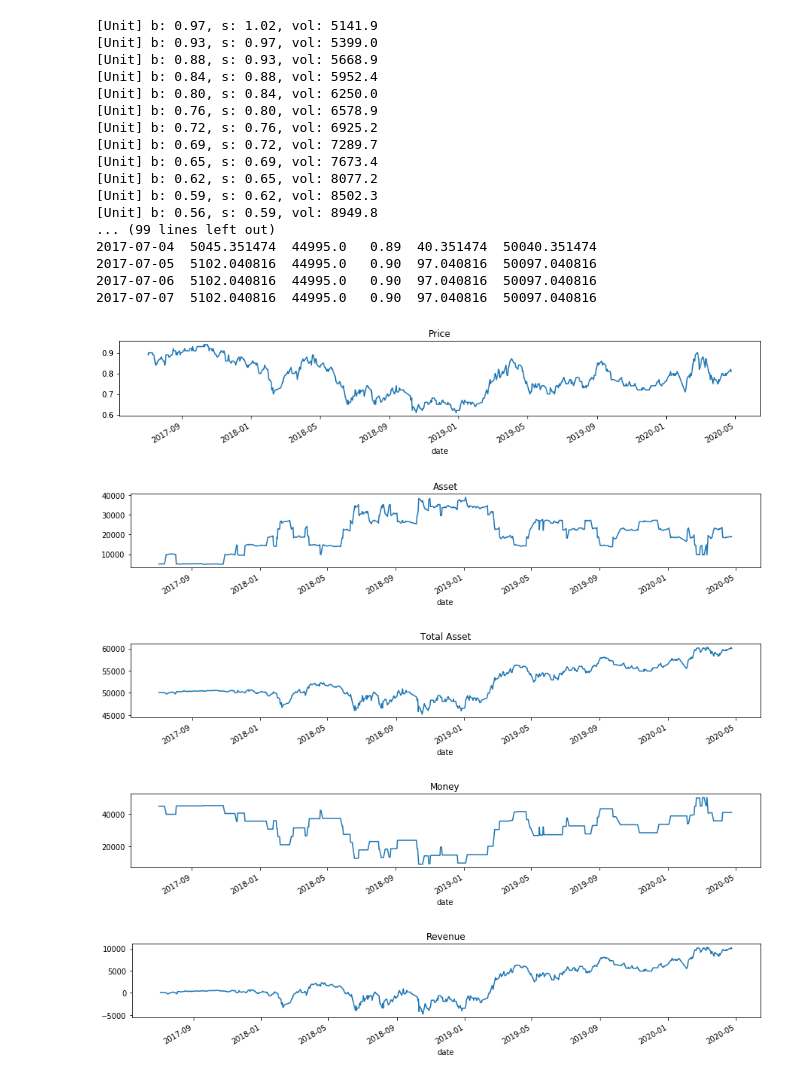
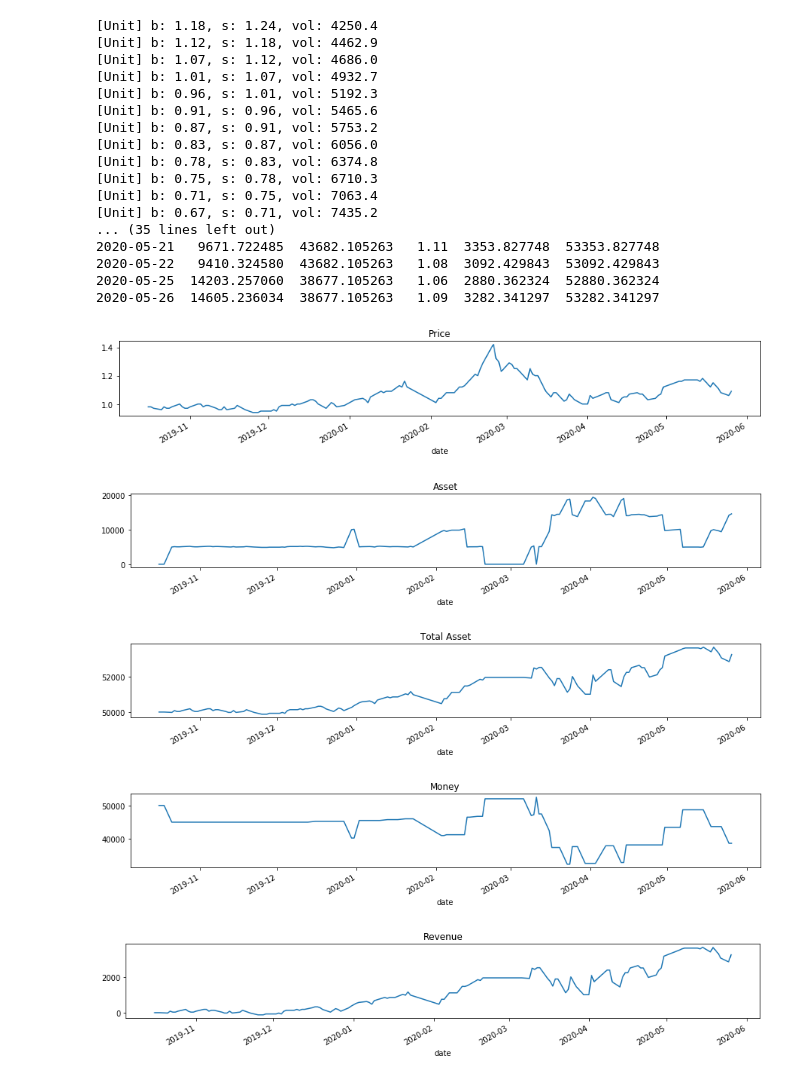
Before and after one commit to azh18/masterfisher, a Jupyter notebook: Untitled1.ipynb, the cells around one changed output. Cells and saved outputs as stored; diff of their text form; code cells hidden in the pictures.

```diff
--- a/Untitled1.ipynb
+++ b/Untitled1.ipynb
@@ -8,7 +8,7 @@ class Record:
         self.price = 0.0
 
 
-history_filename = "512200.SH.csv"
+history_filename = "512000.SH.csv"
 
 import csv
 with open(history_filename) as f:
@@ -192,54 +192,56 @@ class Record:
         self.date = date
         self.price_info = price_info
 # %%
-history_filename = "512660.SH.csv"
+stock = '515050.SH'
+
+history_filename = stock + ".csv"
 
 db = []
 
 import csv
 with open(history_filename) as f:
     cnt = 0
     reader = csv.reader(f)
     for row in reader:
         cnt += 1
         if cnt == 1:
             continue
 #         print(row)
-        if cnt < 220:
+        if cnt < 2:
             continue
         if len(row) < 12:
             continue
         # highest, lowest, last, avg
         db.append(Record(row[2], PriceInfo(float(row[5]), float(row[6]), float(row[7]), float(row[12]))))
 
 wallet = Wallet(50000)
-mesh = Mesh(wallet, "512660.SH")
-mesh.generate_mesh(0.8, 5, 5000, (0.5, 1.0))
+mesh = Mesh(wallet, stock)
+mesh.generate_mesh(1.067, 5, 5000, (0.7, 1.2))
 wallet.add_mesh(mesh)
 
 for idx, r in enumerate(db):
-    wallet.decide(idx, r.date, {"512660.SH": r.price_info})
+    wallet.decide(idx, r.date, {stock: r.price_info})
 wallet.output_result()
 # %% [output]
-[Unit] b: 0.97, s: 1.02, vol: 5141.9
-[Unit] b: 0.93, s: 0.97, vol: 5399.0
-[Unit] b: 0.88, s: 0.93, vol: 5668.9
-[Unit] b: 0.84, s: 0.88, vol: 5952.4
-[Unit] b: 0.80, s: 0.84, vol: 6250.0
-[Unit] b: 0.76, s: 0.80, vol: 6578.9
-[Unit] b: 0.72, s: 0.76, vol: 6925.2
-[Unit] b: 0.69, s: 0.72, vol: 7289.7
-[Unit] b: 0.65, s: 0.69, vol: 7673.4
-[Unit] b: 0.62, s: 0.65, vol: 8077.2
-[Unit] b: 0.59, s: 0.62, vol: 8502.3
-[Unit] b: 0.56, s: 0.59, vol: 8949.8
-... (99 lines left out)
-2017-07-04  5045.351474  44995.0   0.89  40.351474  50040.351474
-2017-07-05  5102.040816  44995.0   0.90  97.040816  50097.040816
-2017-07-06  5102.040816  44995.0   0.90  97.040816  50097.040816
-2017-07-07  5102.040816  44995.0   0.90  97.040816  50097.040816
+[Unit] b: 1.18, s: 1.24, vol: 4250.4
+[Unit] b: 1.12, s: 1.18, vol: 4462.9
+[Unit] b: 1.07, s: 1.12, vol: 4686.0
+[Unit] b: 1.01, s: 1.07, vol: 4932.7
+[Unit] b: 0.96, s: 1.01, vol: 5192.3
+[Unit] b: 0.91, s: 0.96, vol: 5465.6
+[Unit] b: 0.87, s: 0.91, vol: 5753.2
+[Unit] b: 0.83, s: 0.87, vol: 6056.0
+[Unit] b: 0.78, s: 0.83, vol: 6374.8
+[Unit] b: 0.75, s: 0.78, vol: 6710.3
+[Unit] b: 0.71, s: 0.75, vol: 7063.4
+[Unit] b: 0.67, s: 0.71, vol: 7435.2
+... (35 lines left out)
+2020-05-21   9671.722485  43682.105263   1.11  3353.827748  53353.827748
+2020-05-22   9410.324580  43682.105263   1.08  3092.429843  53092.429843
+2020-05-25  14203.257060  38677.105263   1.06  2880.362324  52880.362324
+2020-05-26  14605.236034  38677.105263   1.09  3282.341297  53282.341297
-[figure, old version]
+[figure, new version]
-[figure, old version]
+[figure, new version]
-[figure, old version]
+[figure, new version]
-[figure, old version]
+[figure, new version]
-[figure, old version]
+[figure, new version]
```
Also changed, not shown: parts of 2 cells of this notebook, 4 other files.
